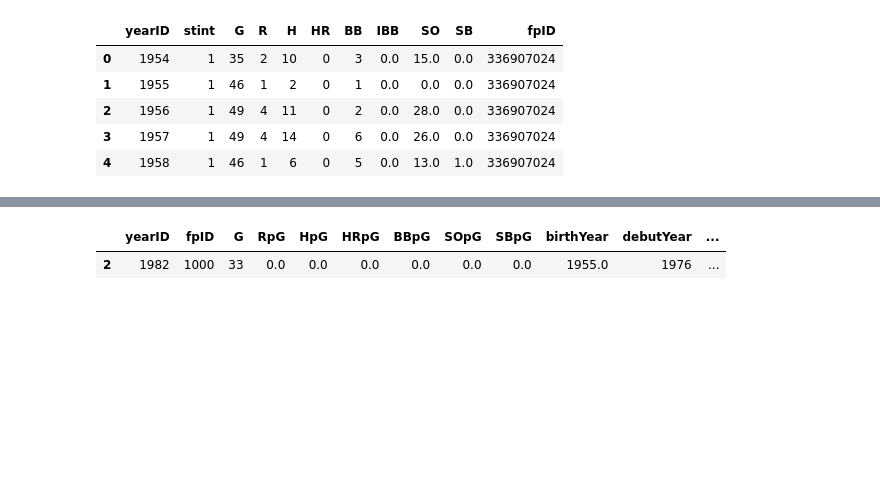
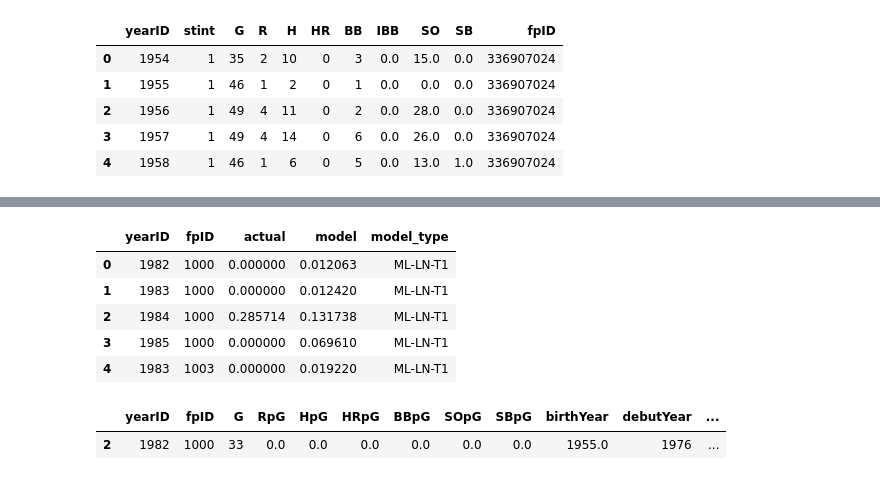
Before and after one commit to abasaltr/Baseball_Learning, a Jupyter notebook: baseball-v1/sandbox/nick/PlayerBattingMLFunction.ipynb, the cells around one changed output, grey strips where cells are left out. Cells and saved outputs as stored; diff of their text form; code cells hidden in the pictures; blank space fills up the shorter version.

```diff
--- a/baseball-v1/sandbox/nick/PlayerBattingMLFunction.ipynb
+++ b/baseball-v1/sandbox/nick/PlayerBattingMLFunction.ipynb
@@ -327,3 +564,13 @@ y-axis intercept:  10.035742642189946
+# %%
+fullBBpgDF = makePredsTabel(BBpgDF, "BBpG")
+fullBBpgDF.head()
+# %% [output]
+|  | yearID | fpID | actual | model | model_type |
+| 0 | 1982 | 1000 | 0.000000 | 0.012063 | ML-LN-T1 |
+| 1 | 1983 | 1000 | 0.000000 | 0.012420 | ML-LN-T1 |
+| 2 | 1984 | 1000 | 0.285714 | 0.131738 | ML-LN-T1 |
+| 3 | 1985 | 1000 | 0.000000 | 0.069610 | ML-LN-T1 |
+| 4 | 1983 | 1003 | 0.000000 | 0.019220 | ML-LN-T1 |
 # %%
 BBpGDF.head(1)
 # %% [output]
```
Also changed, not shown: parts of 12 cells of this notebook, 4 other files.
